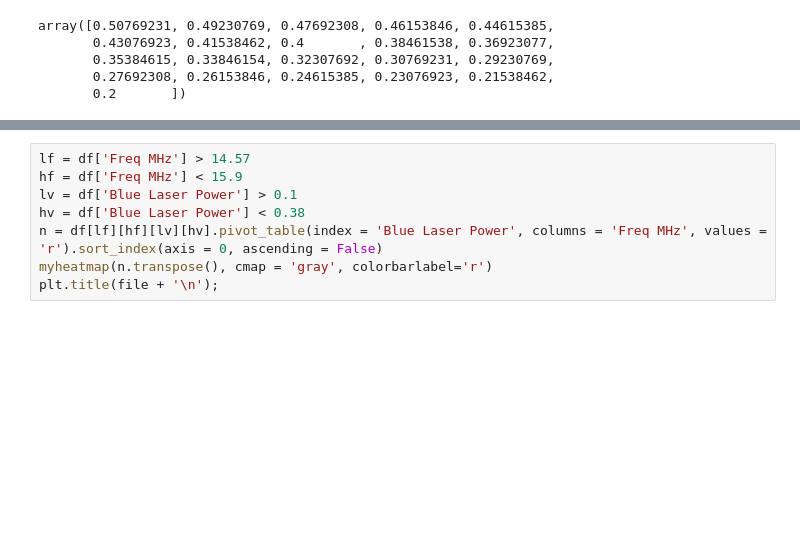
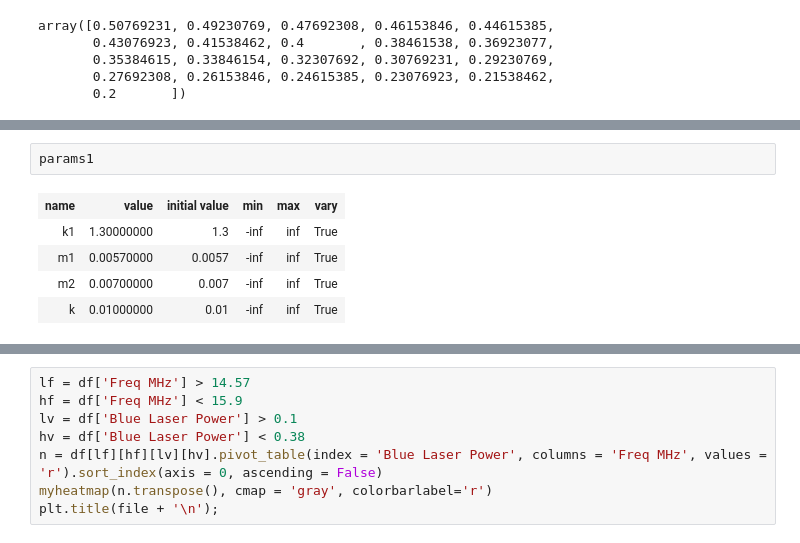
Before and after one commit to horowitz-lab/NetMAP, a Jupyter notebook: Gate Sweep Curves.ipynb, the cells around one changed output, grey strips where cells are left out. Drawn from its saved outputs; the diff is of its cells as text; blank space fills up the shorter version.

```diff
--- a/Gate Sweep Curves.ipynb
+++ b/Gate Sweep Curves.ipynb
@@ -381 +363,9 @@ Correlations (unreported correlations are < 0.100)
 [figure]
+# %%
+params1
+# %% [output]
+| name | value | initial value | min | max | vary |
+| k1 | 1.30000000 | 1.3 | -inf | inf | True |
+| m1 | 0.00570000 | 0.0057 | -inf | inf | True |
+| m2 | 0.00700000 | 0.007 | -inf | inf | True |
+| k | 0.01000000 | 0.01 | -inf | inf | True |
```
Also changed, not shown: parts of 2 cells of this notebook.
